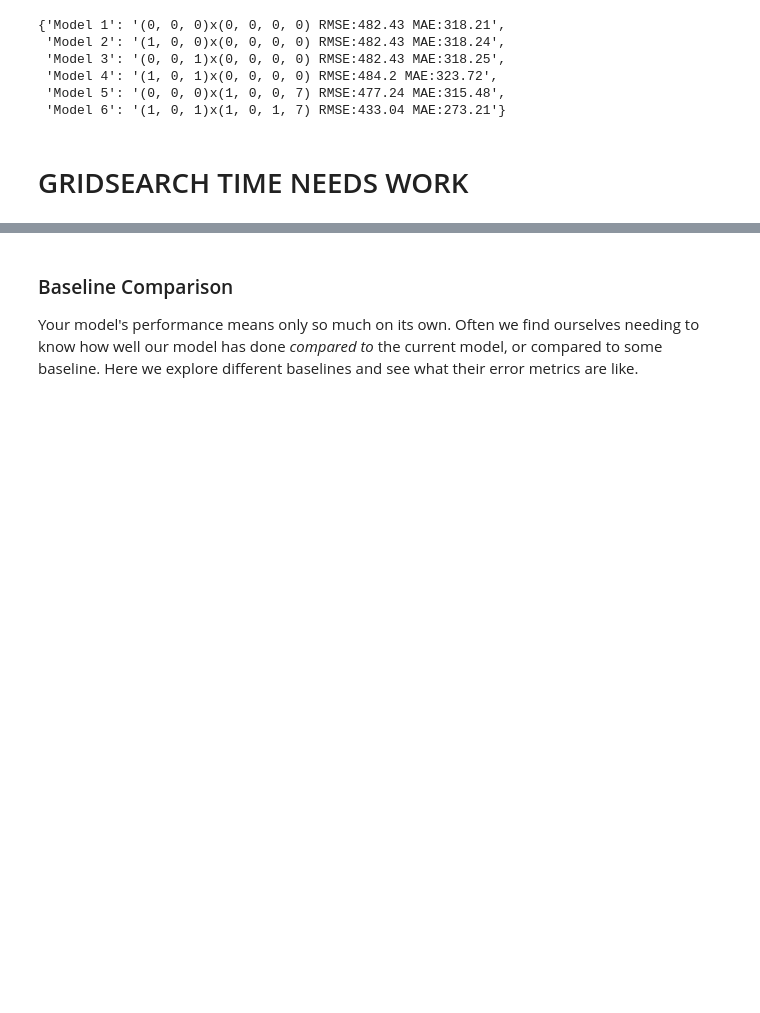
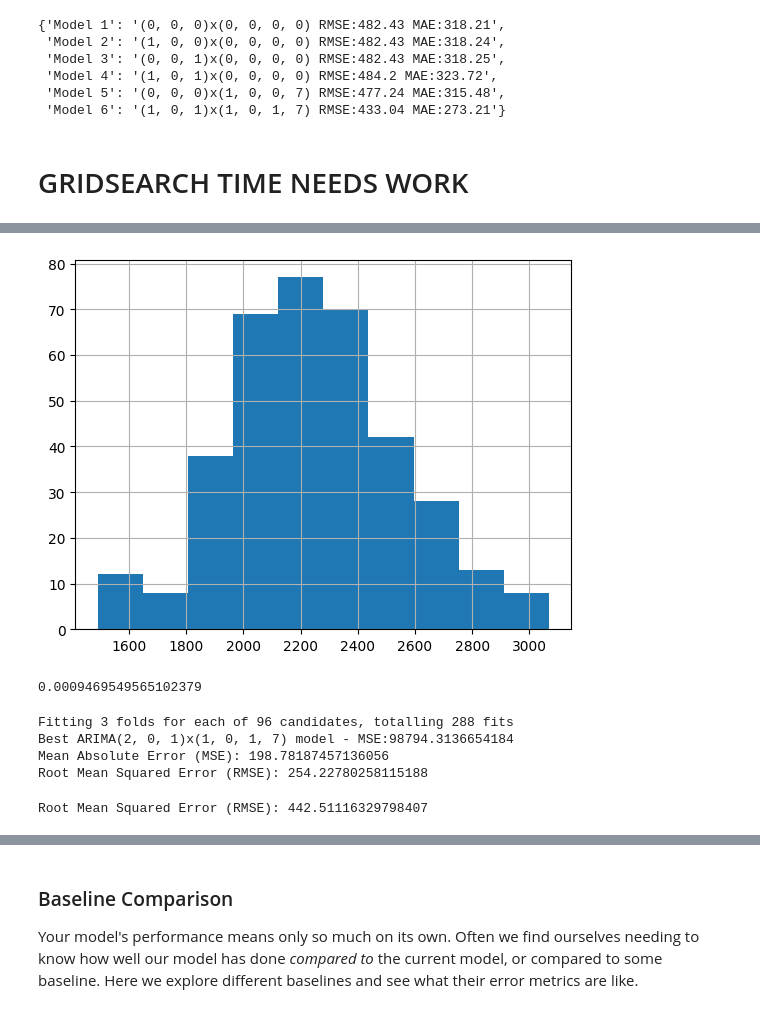
Before and after one commit to Caveexplorer/Kitchen-Sales-Forecasting, a Jupyter notebook: kitchen_sales_forecasting_modeling.ipynb, the cells around one changed output, grey strips where cells are left out. Cells and saved outputs as stored; diff of their text form; code cells hidden in the pictures; blank space fills up the shorter version.

Commit message:
Began playing with outlier removal.

```diff
--- a/kitchen_sales_forecasting_modeling.ipynb
+++ b/kitchen_sales_forecasting_modeling.ipynb
@@ -342,0 +367,3 @@ Root Mean Squared Error (RMSE): 433.22175424990473
+# %%
+by_days_no_outliers = by_days[(by_days >= min_threshold) & (by_days <= max_threshold)]
+len(by_days_no_outliers), len(by_days)
@@ -342,0 +375,16 @@ Root Mean Squared Error (RMSE): 433.22175424990473
+# %%
+complete_date_range = pd.date_range(min_date, max_date)
+existing_dates = by_days_no_outliers.index
+
+# Convert DataFrame index to a Pandas DatetimeIndex if it isn't already
+by_days_no_outliers.index = pd.to_datetime(by_days_no_outliers.index)
+
+# Extract the index (dates) from your DataFrame into a separate variable
+existing_dates = by_days_no_outliers.index
+
+# Identify missing dates by comparing complete_date_range and existing_dates
+missing_dates = complete_date_range.difference(existing_dates)
+
+# Convert to list, if necessary
+missing_dates_list = missing_dates.tolist()
+missing_dates_list
@@ -342,0 +416,5 @@ Root Mean Squared Error (RMSE): 433.22175424990473
+# %%
+by_days_no_outliers.hist()
+plt.show()
+# %% [output]
+[figure, added]
@@ -342,0 +423,6 @@ Root Mean Squared Error (RMSE): 433.22175424990473
+# %%
+# Augmented Dickey-Fuller test to statistically test for stationarity
+p_value = adfuller(by_days_no_outliers)[1]
+p_value
+# %% [output]
+0.0009469549565102379
@@ -343,3 +444,41 @@ Root Mean Squared Error (RMSE): 433.22175424990473
+# %%
+# Redefine train/test. Values.
+train = by_days_no_outliers.loc[:'2015-08-31']
+test = by_days_no_outliers.loc['2015-09-01':]
+
+# Create a smaller parameter grid
+param_grid = {
+    'order': [(p, 0, q) for p in range(1, 3) for q in range(1, 3)],
+    'seasonal_order': [(P, D, Q, S) for P in range(1, 3) for D in range(0, 3) for Q in range(1, 3) for S in [0, 7]]
+}
+
+# Initialize the GridSearchCV
+grid = GridSearchCV(estimator=ARIMAWrapper(), param_grid=param_grid, scoring='neg_mean_squared_error', cv=3, verbose=1, n_jobs=-1)
+
+# Fit to the data
+grid.fit(train.index, train)
+
+# Summary of the best model
+print(f'Best ARIMA{grid.best_params_["order"]}x{grid.best_params_["seasonal_order"]} model - MSE:{-grid.best_score_}')
+
+# Predicting and calculating MSE
+y_pred = grid.best_estimator_.predict(test)
+mae = mean_absolute_error(test, y_pred)
+rmse = sqrt(mean_squared_error(test, y_pred))
+
+print(f'Mean Absolute Error (MSE): {mae}')
+print(f'Root Mean Squared Error (RMSE): {rmse}')
+# %% [output]
+Fitting 3 folds for each of 96 candidates, totalling 288 fits
+Best ARIMA(2, 0, 1)x(1, 0, 1, 7) model - MSE:98794.3136654184
+Mean Absolute Error (MSE): 198.78187457136056
+Root Mean Squared Error (RMSE): 254.22780258115188
+# %%
+test = by_days.loc['2015-09-01':]
+rmse = sqrt(mean_squared_error(test, y_pred))
+print(f'Root Mean Squared Error (RMSE): {rmse}')
+# %% [output]
+Root Mean Squared Error (RMSE): 442.51116329798407
 # %%
 # Visually inspect the ARIMA model's predictions against the holdout set
 forecast = pd.concat([test, y_pred], axis = 1) # Assemble test set and forecast into one dataframe
```
Also changed, not shown: parts of 21 cells of this notebook, 3 other files.
